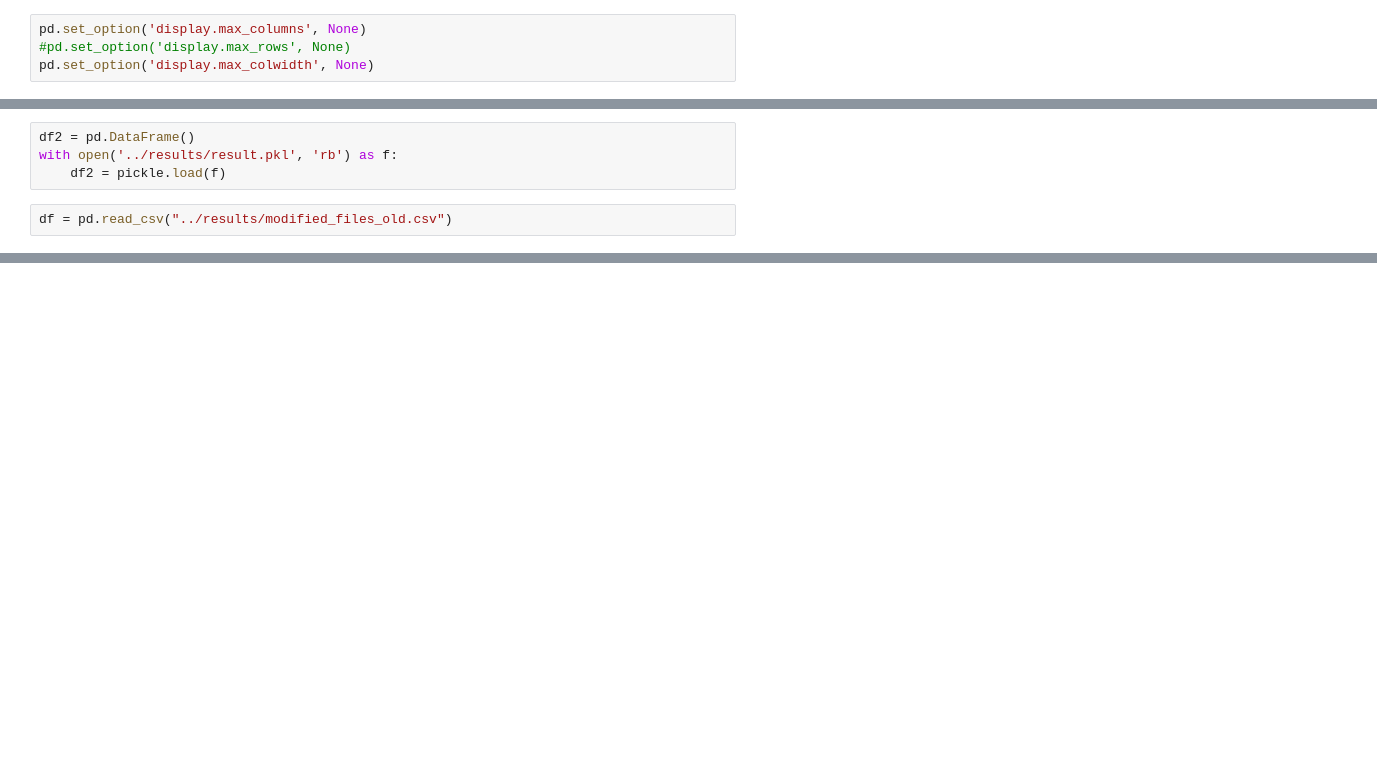
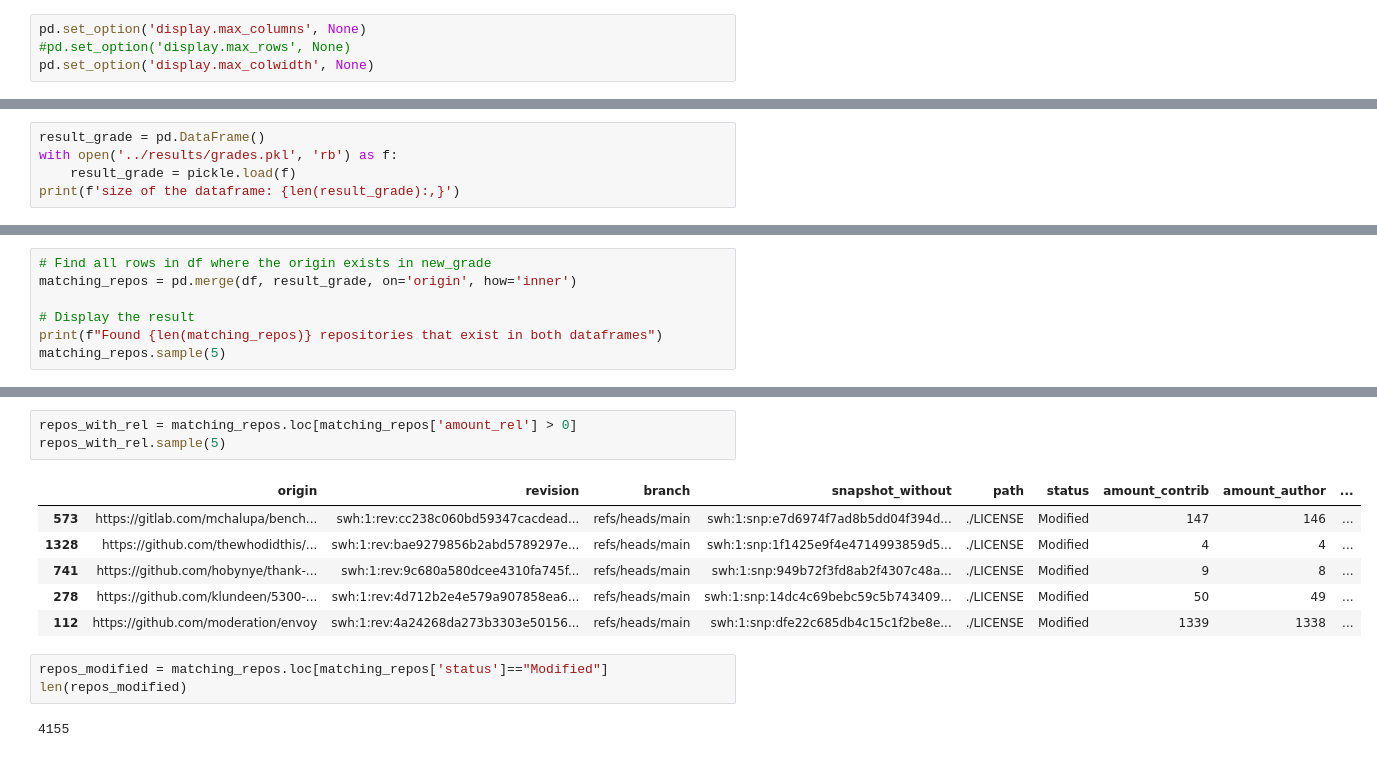
Before and after one commit to srapaport/modified-files, a Jupyter notebook: python/analysis.ipynb, the cells around one changed output, grey strips where cells are left out. Drawn from its saved outputs; the diff is of its cells as text; blank space fills up the shorter version.

```diff
--- a/python/analysis.ipynb
+++ b/python/analysis.ipynb
@@ -36,9 +15,3 @@ with open('../results/result.pkl', 'wb') as f:
-# %%
-df2 = pd.DataFrame()
-with open('../results/result.pkl', 'rb') as f:
-    df2 = pickle.load(f)
-# %%
-df = pd.read_csv("../results/modified_files_old.csv")
 # %%
 df.sample(5)
 # %% [output]
@@ -57,0 +24,5 @@ df.loc[df['path'].str.contains("license", case=False) & df['branch'].str.contain
+# %%
+result_grade = pd.DataFrame()
+with open('../results/grades.pkl', 'rb') as f:
+    result_grade = pickle.load(f)
+print(f'size of the dataframe: {len(result_grade):,}')
@@ -57,0 +42,7 @@ df.loc[df['path'].str.contains("license", case=False) & df['branch'].str.contain
+# %%
+# Find all rows in df where the origin exists in new_grade
+matching_repos = pd.merge(df, result_grade, on='origin', how='inner')
+
+# Display the result
+print(f"Found {len(matching_repos)} repositories that exist in both dataframes")
+matching_repos.sample(5)
@@ -57,0 +57,15 @@ df.loc[df['path'].str.contains("license", case=False) & df['branch'].str.contain
+# %%
+repos_with_rel = matching_repos.loc[matching_repos['amount_rel'] > 0]
+repos_with_rel.sample(5)
+# %% [output]
+|  | origin | revision | branch | snapshot_without | path | status | amount_contrib | amount_author | ... |
+| 573 | https://gitlab.com/mchalupa/bench... | swh:1:rev:cc238c060bd59347cacdead... | refs/heads/main | swh:1:snp:e7d6974f7ad8b5dd04f394d... | ./LICENSE | Modified | 147 | 146 | ... |
+| 1328 | https://github.com/thewhodidthis/... | swh:1:rev:bae9279856b2abd5789297e... | refs/heads/main | swh:1:snp:1f1425e9f4e4714993859d5... | ./LICENSE | Modified | 4 | 4 | ... |
+| 741 | https://github.com/hobynye/thank-... | swh:1:rev:9c680a580dcee4310fa745f... | refs/heads/main | swh:1:snp:949b72f3fd8ab2f4307c48a... | ./LICENSE | Modified | 9 | 8 | ... |
+| 278 | https://github.com/klundeen/5300-... | swh:1:rev:4d712b2e4e579a907858ea6... | refs/heads/main | swh:1:snp:14dc4c69bebc59c5b743409... | ./LICENSE | Modified | 50 | 49 | ... |
+| 112 | https://github.com/moderation/envoy | swh:1:rev:4a24268da273b3303e50156... | refs/heads/main | swh:1:snp:dfe22c685db4c15c1f2be8e... | ./LICENSE | Modified | 1339 | 1338 | ... |
+# %%
+repos_modified = matching_repos.loc[matching_repos['status']=="Modified"]
+len(repos_modified)
+# %% [output]
+4155
```
Also changed, not shown: parts of 16 cells of this notebook, 4 other files.
